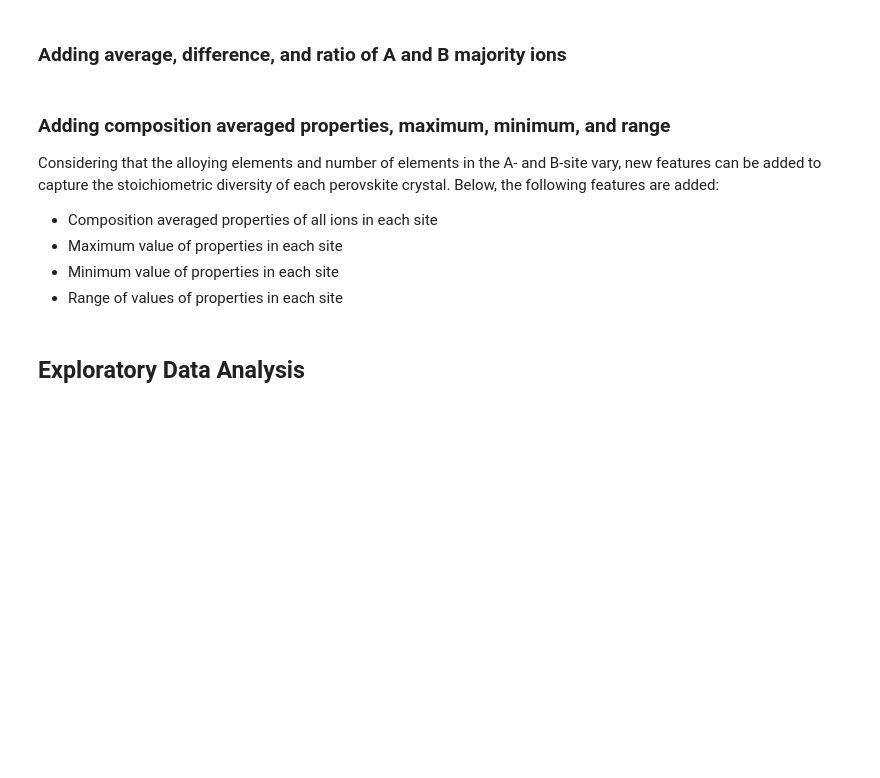
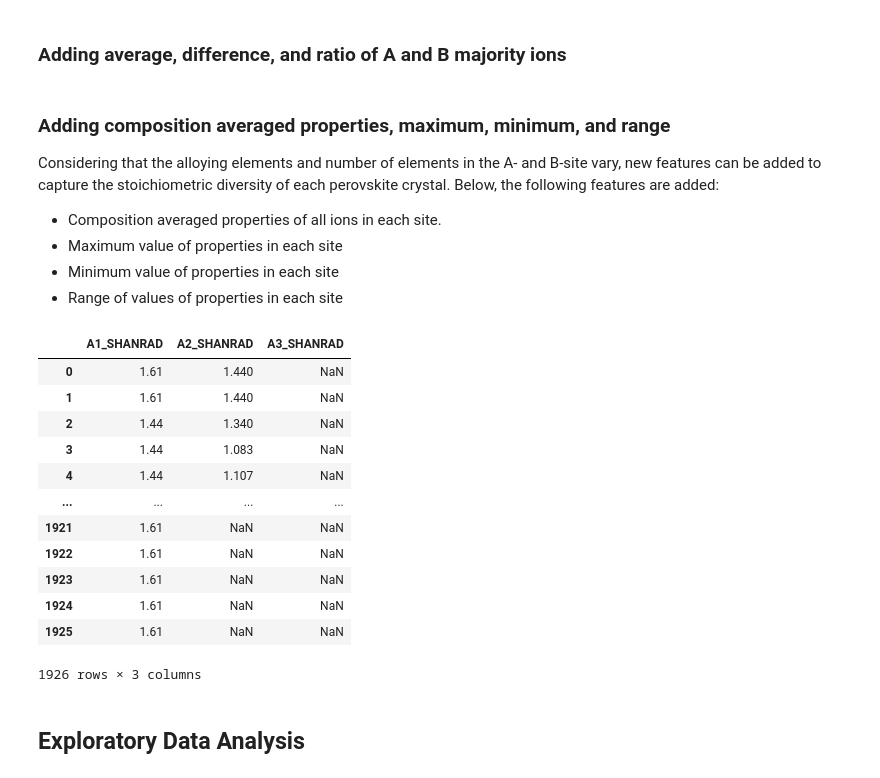
Before and after one commit to machinelurning/stable-perovskites, a Jupyter notebook: preliminary-analysis.ipynb, the cells around one changed output. Saved outputs shown, nothing was run; the diff lists cells and outputs as text; code cells hidden in the pictures; blank space fills up the shorter version.

```diff
--- a/preliminary-analysis.ipynb
+++ b/preliminary-analysis.ipynb
@@ -489,14 +543,25 @@ ab_diff_list_names = placeholder_df_diff.columns
 placeholder_df_ratio = elemental_prop.iloc[:, 1:40].copy()
 placeholder_df_ratio.columns = "RATIO_" + placeholder_df_ratio.columns.values
 ratio_list_names = placeholder_df_ratio.columns
+# %%
+# Adding average columns
+for i in range(len(ab_avg_list_names)):
+    df[ab_avg_list_names[i]] = (df[a_max_names[i]] + df[b_max_names[i]])/2
+
+df["A_MAX_SHAN_RAD"] = df["A_MAX"]
+df["B_MAX_SHAN_RAD"] = df["B_MAX"]
+
+# Adding average of Shannon radius
+df["A_MAX_SHAN_RAD"] = df["A_MAX_SHAN_RAD"].replace(a_shan_rad_sites, a_shan_rad)
+df["B_MAX_SHAN_RAD"] = df["B_MAX_SHAN_RAD"].replace(b_shan_rad_sites, b_shan_rad)
+df["AB_SHANRAD_AVG"] = (df["A_MAX_SHAN_RAD"] + df["B_MAX_SHAN_RAD"])/2
 # %%
-# Adding average columns
-for i in range(len(ab_avg_list_names)):
-    df[ab_avg_list_names[i]] = (df[a_max_names[i]] + df[b_max_names[i]])/2
+# Adding difference columns
+for i in range(len(ab_diff_list_names)):
+    df[ab_diff_list_names[i]] = df[a_max_names[i]] - df[b_max_names[i]]
+
+# Adding difference of Shan rad between A and B
+df["AB_SHANRAD_DIFF"] = df["A_MAX_SHAN_RAD"] - df["B_MAX_SHAN_RAD"]
-# %%
-# Adding difference columns
-for i in range(len(ab_diff_list_names)):
-    df[ab_diff_list_names[i]] = abs(df[a_max_names[i]] - df[b_max_names[i]])
 # %%
 # Taking ratio of A and B
 for i in range(len(ratio_list_names)):
@@ -504,11 +569,17 @@ for i in range(len(ratio_list_names)):
                                             df[b_max_names[i]],
                                             out=np.zeros_like(df[a_max_names[i]]), # Ensuring no division by zero
                                             where = df[b_max_names[i]]!=0)
+
+# Taking ratio of A and B
+df["AB_SHAN_RA_RATIO"] = np.divide(df["A_MAX_SHAN_RAD"],
+                                   df["B_MAX_SHAN_RAD"],
+                                   out=np.zeros_like(df["B_MAX_SHAN_RAD"]), # Ensuring no division by zero
+                                   where = df["B_MAX_SHAN_RAD"]!=0)
 # %% [markdown]
 ### Adding composition averaged properties, maximum, minimum, and range
 
 Considering that the alloying elements and number of elements in the A- and B-site vary, new features can be added to capture the stoichiometric diversity of each perovskite crystal. Below, the following features are added:
-- Composition averaged properties of all ions in each site
+- Composition averaged properties of all ions in each site.
 - Maximum value of properties in each site
 - Minimum value of properties in each site
 - Range of values of properties in each site
@@ -533,6 +604,22 @@ for i in elemental_prop.columns[1:82]:
 
     a_wt_avg_names.append("A_WT_AVG_" + i)
     b_wt_avg_names.append("B_WT_AVG_" + i)
+# %%
+df[shan_rad_col_names[0:3]]
+# %% [output]
+|  | A1_SHANRAD | A2_SHANRAD | A3_SHANRAD |
+| 0 | 1.61 | 1.440 | NaN |
+| 1 | 1.61 | 1.440 | NaN |
+| 2 | 1.44 | 1.340 | NaN |
+| 3 | 1.44 | 1.083 | NaN |
+| 4 | 1.44 | 1.107 | NaN |
+| ... | ... | ... | ... |
+| 1921 | 1.61 | NaN | NaN |
+| 1922 | 1.61 | NaN | NaN |
+| 1923 | 1.61 | NaN | NaN |
+| 1924 | 1.61 | NaN | NaN |
+| 1925 | 1.61 | NaN | NaN |
+1926 rows × 3 columns
 # %%
 # Creating names for new columns corresponding to the maximum property
 a_max_all_names = ["ALL_MAX_A_" + i for i in elemental_prop.columns[1:82]]
```
Also changed, not shown: parts of 49 cells of this notebook.
